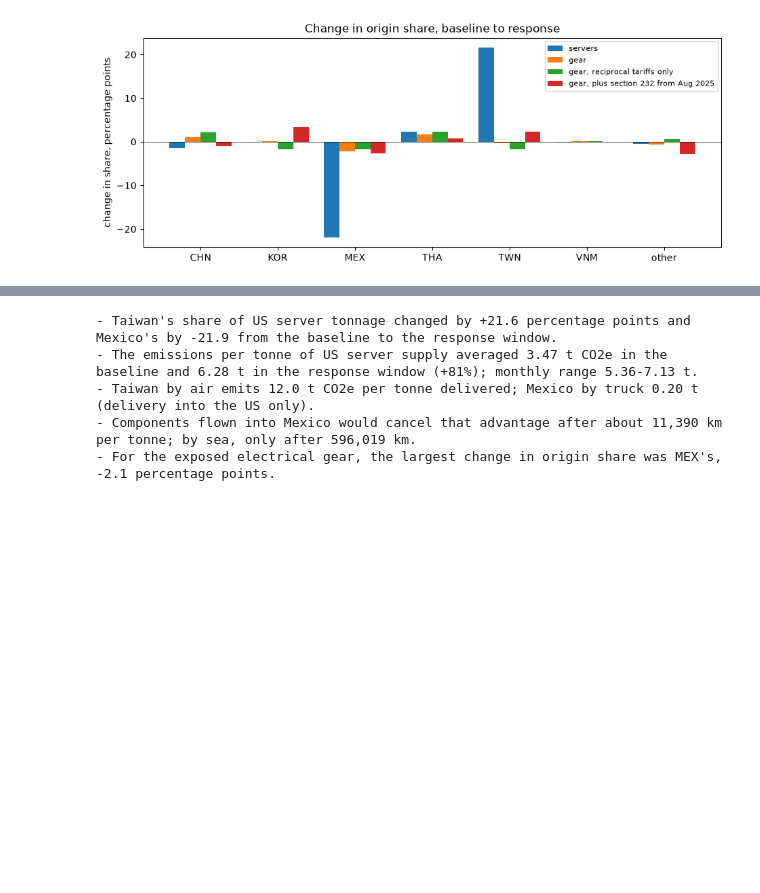
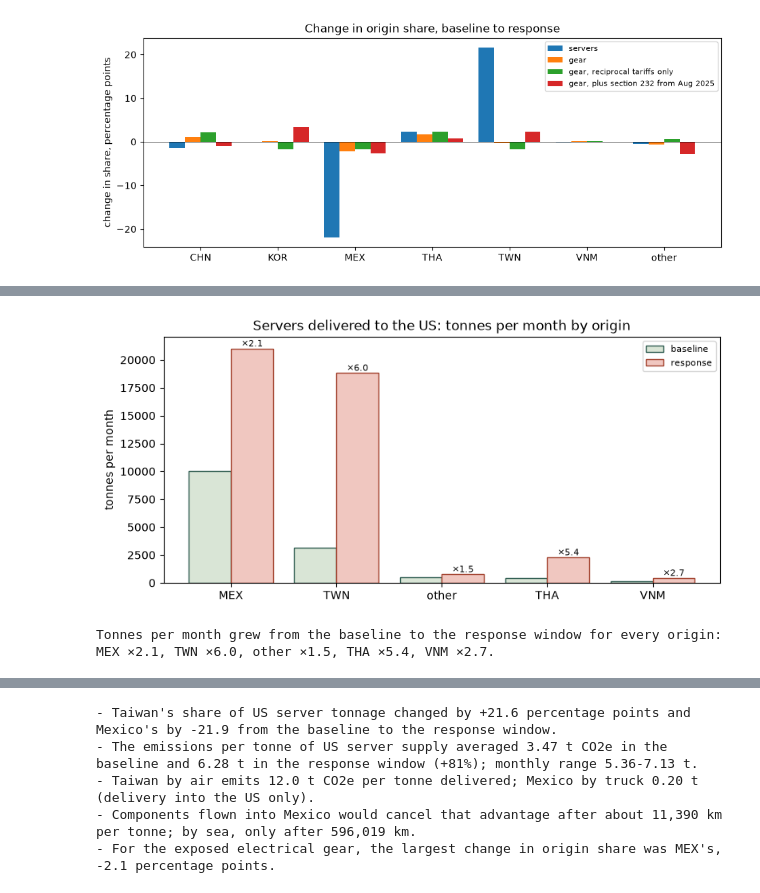
Before and after one commit to mollyegibson/shockt-climate, a Jupyter notebook: analysis/case1/case1_tariffs_2025.ipynb, the cells around one changed output, grey strips where cells are left out. Cells and saved outputs as stored; diff of their text form; code cells hidden in the pictures; blank space fills up the shorter version.

```diff
--- a/analysis/case1/case1_tariffs_2025.ipynb
+++ b/analysis/case1/case1_tariffs_2025.ipynb
@@ -521,0 +618,57 @@ plt.show()
+# %%
+origin_tonnes = (
+    cases.with_window(servers_monthly, windows)
+    .drop_nulls("window")
+    .group_by("window", "origin_group")
+    .agg(pl.col("weight_t").sum())
+    .with_columns(
+        (
+            pl.col("weight_t")
+            / pl.col("window").replace_strict(
+                {
+                    w.name: (w.last.year - w.first.year) * 12 + w.last.month - w.first.month + 1
+                    for w in windows
+                }
+            )
+        ).alias("t_per_month")
+    )
+    .pivot(on="window", index="origin_group", values="t_per_month")
+    .with_columns((pl.col("response") / pl.col("baseline")).alias("growth"))
+    .sort("baseline", descending=True)
+)
+fig, ax = plt.subplots(figsize=(9, 4))
+groups_ = origin_tonnes["origin_group"].to_list()
+x = range(len(groups_))
+ax.bar(
+    [i - 0.2 for i in x],
+    origin_tonnes["baseline"].to_list(),
+    0.4,
+    label="baseline",
+    color=WINDOW_COLORS["baseline"],
+    edgecolor="#2d5b4f",
+)
+ax.bar(
+    [i + 0.2 for i in x],
+    origin_tonnes["response"].to_list(),
+    0.4,
+    label="response",
+    color=WINDOW_COLORS["response"],
+    edgecolor="#a2412d",
+)
+for i, g in zip(x, origin_tonnes["growth"].to_list(), strict=True):
+    ax.annotate(
+        f"×{g:.1f}", (i + 0.2, origin_tonnes["response"][i]), ha="center", va="bottom", fontsize=8
+    )
+ax.set_xticks(list(x), groups_)
+ax.set_ylabel("tonnes per month")
+ax.set_title("Servers delivered to the US: tonnes per month by origin")
+ax.legend(fontsize=8)
+plt.show()
+print(
+    "Tonnes per month grew from the baseline to the response window for every origin: "
+    + ", ".join(f"{r['origin_group']} ×{r['growth']:.1f}" for r in origin_tonnes.to_dicts())
+    + "."
+)
+# %% [output]
+[figure, added]
+Tonnes per month grew from the baseline to the response window for every origin: MEX ×2.1, TWN ×6.0, other ×1.5, THA ×5.4, VNM ×2.7.
```
Also changed, not shown: parts of 10 cells of this notebook, 10 other files.
